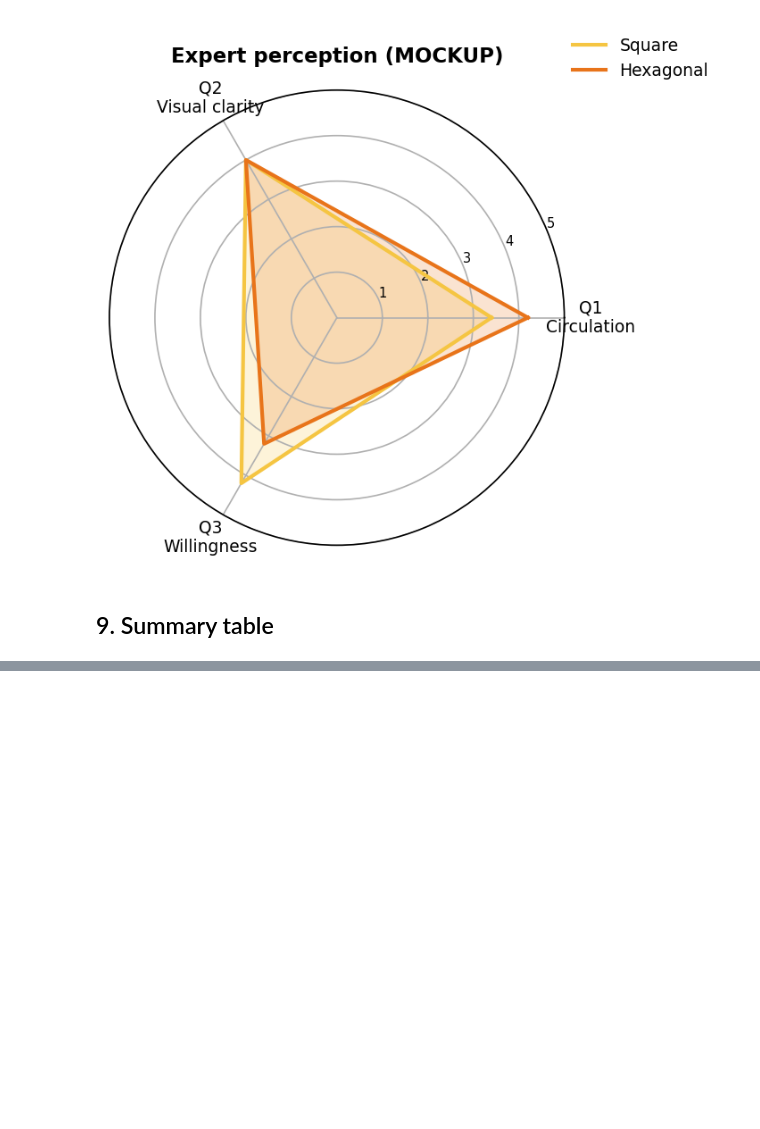
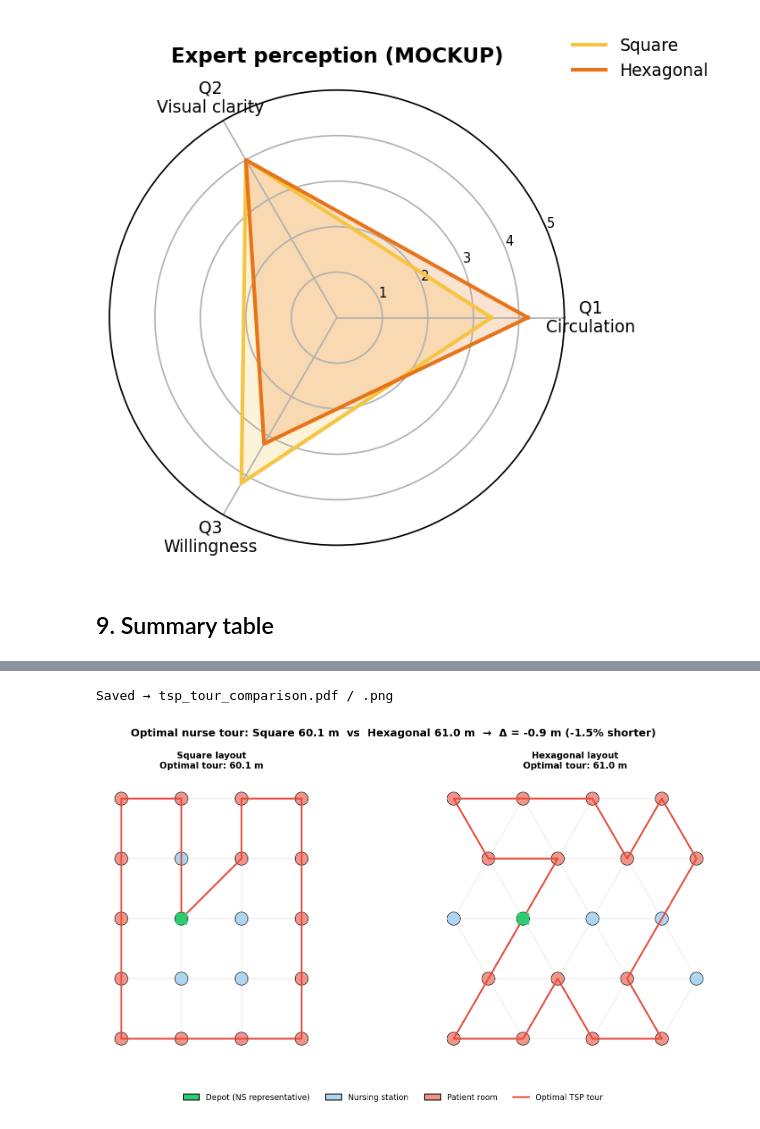
Before and after one commit to dianisay/hex-nursing, a Jupyter notebook: analysis/hex_nursing_analysis_executed.ipynb, the cells around one changed output, grey strips where cells are left out. Drawn from its saved outputs; the diff is of its cells as text; code cells hidden in the pictures; blank space fills up the shorter version.

```diff
--- a/analysis/hex_nursing_analysis_executed.ipynb
+++ b/analysis/hex_nursing_analysis_executed.ipynb
@@ -574,0 +779,13 @@ Saved → survey_radar.pdf / .png
+# %%
+# ─── 10.5  Solve TSP for both layouts ─────────────────────────────────────────
+print('Solving square TSP …')
+tour_sq,  dist_sq  = solve_tsp_mtz(D_sq,  nodes_sq,  verbose=True)
+print(f'  Optimal tour: {dist_sq:.2f} m')
+
+print('Solving hexagonal TSP …')
+tour_hex, dist_hex = solve_tsp_mtz(D_hex, nodes_hex, verbose=True)
+print(f'  Optimal tour: {dist_hex:.2f} m')
+
+tsp_saving_abs = dist_sq - dist_hex
+tsp_saving_pct = tsp_saving_abs / dist_sq * 100
+print(f'\nTSP tour saving (hex vs square): {tsp_saving_abs:.2f} m  ({tsp_saving_pct:.1f}%)')
@@ -574,0 +801,65 @@ Saved → survey_radar.pdf / .png
+# %%
+# ─── 10.6  Figure: layout graphs with optimal tours ───────────────────────────
+
+def draw_tour_on_graph(ax, G, pos, ns_nodes, depot, tour_nodes, title):
+    """Draw graph with colour-coded nodes and the optimal TSP tour overlaid."""
+    node_colors = []
+    for n in G.nodes():
+        if n == depot:
+            node_colors.append('#2ECC71')     # green = depot/NS
+        elif n in ns_nodes:
+            node_colors.append('#AED6F1')     # blue = rest of NS
+        else:
+            node_colors.append('#F1948A')     # red = patient rooms
+
+    pos_2d = {n: (pos[n][0], pos[n][1]) for n in G.nodes()}
+    nx.draw_networkx_nodes(G, pos_2d, ax=ax, node_color=node_colors,
+                           node_size=220, edgecolors='k', linewidths=0.6)
+    nx.draw_networkx_edges(G, pos_2d, ax=ax, alpha=0.15, edge_color='grey', width=1)
+
+    # Draw tour arcs
+    if tour_nodes:
+        tour_pos = [pos[n] for n in tour_nodes] + [pos[tour_nodes[0]]]
+        tx = [p[0] for p in tour_pos]
+        ty = [p[1] for p in tour_pos]
+        ax.plot(tx, ty, color='#E74C3C', lw=2.0, ls='-', zorder=4,
+                label='Optimal tour')
+        ax.plot(tx[0], ty[0], 's', color='#2ECC71', markersize=12, zorder=5,
+                label='Depot (NS)')
+
+    ax.set_aspect('equal')
+    ax.axis('off')
+    ax.set_title(title, fontsize=10, fontweight='bold')
+
+fig, axes = plt.subplots(1, 2, figsize=(12, 6))
+
+draw_tour_on_graph(
+    axes[0], G_sq, pos_sq, ns_sq_nodes, depot_sq,
+    tour_sq if tour_sq else [],
+    f'Square layout\nOptimal tour: {dist_sq:.1f} m'
+)
+draw_tour_on_graph(
+    axes[1], G_hex, pos_hex, ns_hex_nodes, depot_hex,
+    tour_hex if tour_hex else [],
+    f'Hexagonal layout\nOptimal tour: {dist_hex:.1f} m'
+)
+
+# Shared legend
+p_ns   = mpatches.Patch(facecolor='#AED6F1', edgecolor='k', label='Nursing station')
+p_dep  = mpatches.Patch(facecolor='#2ECC71', edgecolor='k', label='Depot (NS representative)')
+p_pt   = mpatches.Patch(facecolor='#F1948A', edgecolor='k', label='Patient room')
+p_tour = plt.Line2D([0],[0], color='#E74C3C', lw=2, label='Optimal TSP tour')
+fig.legend(handles=[p_dep, p_ns, p_pt, p_tour],
+           loc='lower center', ncol=4, frameon=False, fontsize=9,
+           bbox_to_anchor=(0.5, -0.02))
+
+plt.suptitle(
+    f'Optimal nurse tour: Square {dist_sq:.1f} m  vs  Hexagonal {dist_hex:.1f} m'
+    f'  →  Δ = {tsp_saving_abs:.1f} m ({tsp_saving_pct:.1f}% shorter)',
+    fontsize=12, fontweight='bold'
+)
+plt.tight_layout(rect=[0, 0.07, 1, 1])
+save_fig('tsp_tour_comparison')
+# %% [output]
+Saved → tsp_tour_comparison.pdf / .png
+[figure, added]
```
Also changed, not shown: parts of 12 cells of this notebook, 34 other files.
